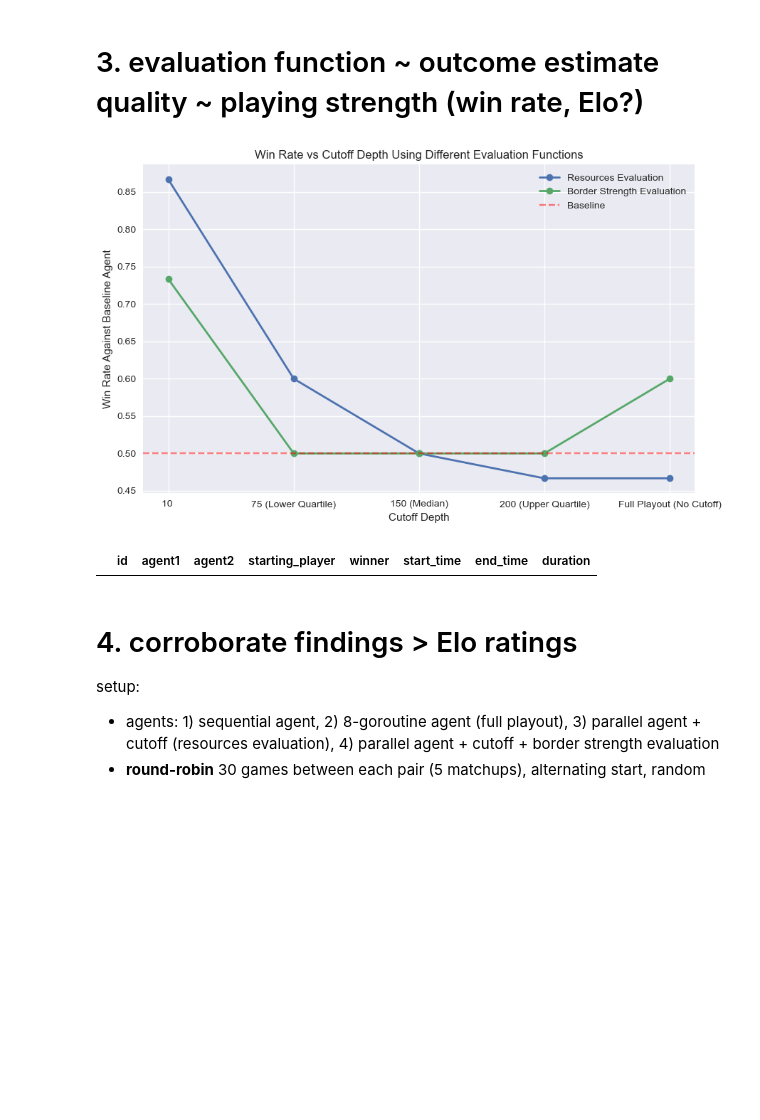
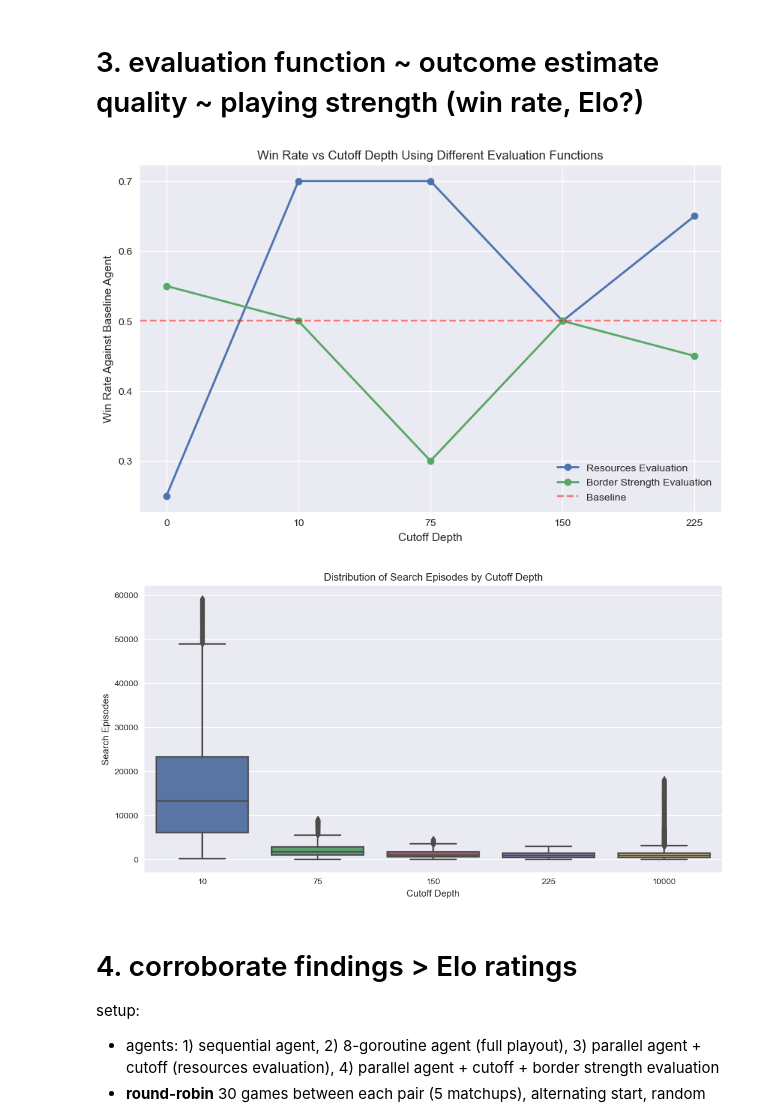
Before and after one commit to christopherWilliams98/risk-agent, a Jupyter notebook: experiments/analysis.ipynb, the cells around one changed output. Saved outputs shown, nothing was run; the diff lists cells and outputs as text; code cells hidden in the pictures; blank space fills up the shorter version.

```diff
--- a/experiments/analysis.ipynb
+++ b/experiments/analysis.ipynb
@@ -97,8 +157,4 @@ Win Rates vs Baseline Agent:
 # %%
-# TODO: plot game length (# of moves) vs parallel agent
-# TODO: 1) scatter plot: data points
-# TODO: 2) box plot: distribution
-# TODO: 3) line plot: mean + std
 
 # experiment setup: pick 1 parallel agent (e.g. 16-goroutine, full playout) as new baseline, vary cutoff depth {10 or lower fence, lower quartile, median, upper quartile, full playout} while keeping other parameters constant (5 matchups), compare win rate and Elo rating
 # hypothesis: lower cutoff depth -> faster playouts -> more episodes (fixed time budget) -> discover more possible paths -> more robust stats -> more skilled agent -> higher win rate ASSUMING evaluation function estimates outcome well
@@ -111,7 +167,7 @@ Win Rates vs Baseline Agent:
 agent_configs, game_records, move_records, output_dir = load_experiment_data("data/cutoff")
 
 cutoff_win_rates = calculate_win_rates(game_records, agent_configs)
-cutoff_win_rates = process_cutoff_labels(cutoff_win_rates)
+# cutoff_win_rates = process_cutoff_labels(cutoff_win_rates)
 plt = plot_win_rates(
     cutoff_win_rates,
     param_col="cutoff",
@@ -123,7 +179,10 @@ plt.show()
 
 show_missing_data(game_records)
 
-# TODO: calculate and plot experiment agents' throughput distribution (episodes/time budget) in the same format as concurrency experiment
+# DONE: calculate and plot experiment agents' throughput distribution (episodes/time budget) in the same format as concurrency experiment
+plt = plot_episodes_by_cutoff(move_records, agent_configs, output_dir)
+plt.show()
+
 # TODO: potentially 1) calculate the correlation coefficient 2) show the correlation (2 lines in one chart) between throughput and win rate
 # %% [output]
 No artists with labels found to put in legend.  Note that artists whose label start with an underscore are ignored when legend() is called with no argument.
@@ -133,29 +192,34 @@ No artists with labels found to put in legend.  Note that artists whose label st
 # 3. evaluation function ~ outcome estimate quality ~ playing strength (win rate, Elo?)
 # %%
 # DONE: same setup as cutoff experiment, but each experiment group agent uses border strength evaluation
-# TODO: plot another line in win rate chart (5 matchups)
+# DONE: plot another line in win rate chart (5 matchups)
 # hypothesis: border strength evaluation estimates outcome more accurately than resources evaluation > higher win rate at each agent > the effect may be bigger when cutoff depth is smaller
 # TODO: same setup could be extened with an agent that uses value network predictions as evaluation result to evaluate value network (future work)
 
 agent_configs, game_records, move_records, output_dir = load_experiment_data("data/evaluation")
 
+show_missing_data(game_records)
+
 eval_win_rates = calculate_win_rates(game_records, agent_configs)
-eval_win_rates = process_cutoff_labels(eval_win_rates)
+# eval_win_rates = process_cutoff_labels(eval_win_rates)
 plt = plot_combined_win_rates(
     [(cutoff_win_rates, "Resources Evaluation"),
      (eval_win_rates, "Border Strength Evaluation")],
     param_col="cutoff",
     output_dir=output_dir,
     title="Win Rate vs Cutoff Depth Using Different Evaluation Functions",
     xlabel="Cutoff Depth"
 )
 plt.show()
+
+# DONE: plot throughput distribution for evaluation experiment agents
+plt = plot_episodes_by_cutoff(move_records, agent_configs, output_dir)
+plt.show()
+
 # TODO: fix/improve border strength evaluation function (should have higher win rates)
-
-show_missing_data(game_records)
 # %% [output]
-[figure, old version]
+[figure, new version]
-|  | id | agent1 | agent2 | starting_player | winner | start_time | end_time | duration |
+[figure, added]
 # %% [markdown]
 # 4. corroborate findings > Elo ratings
 setup:
```
Also changed, not shown: parts of 8 cells of this notebook, 12 other files.
